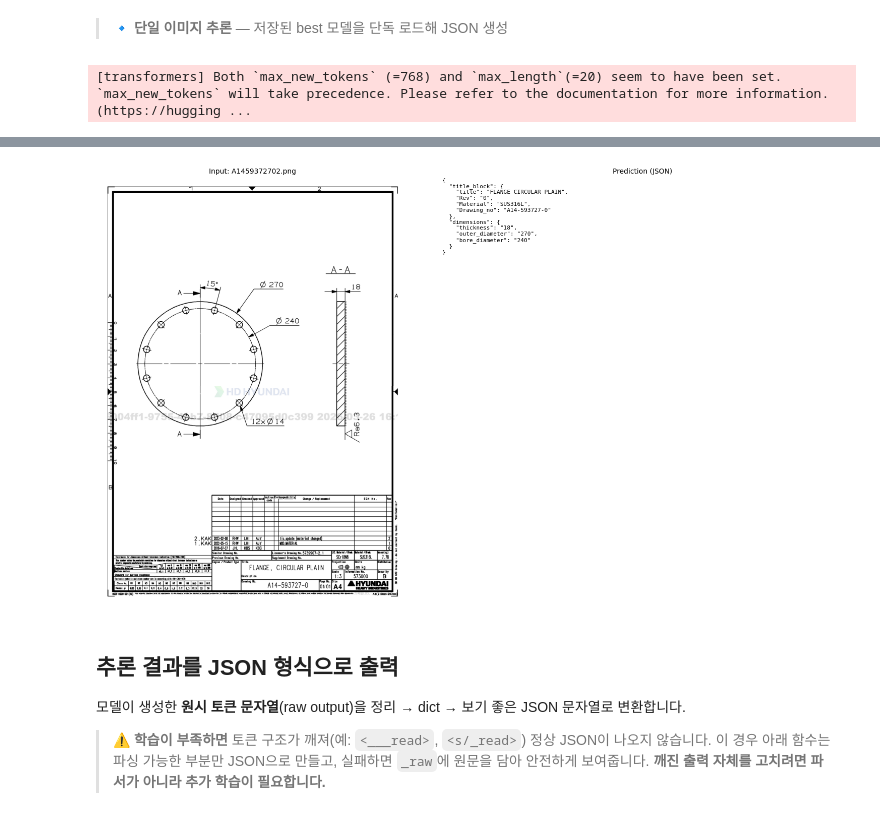
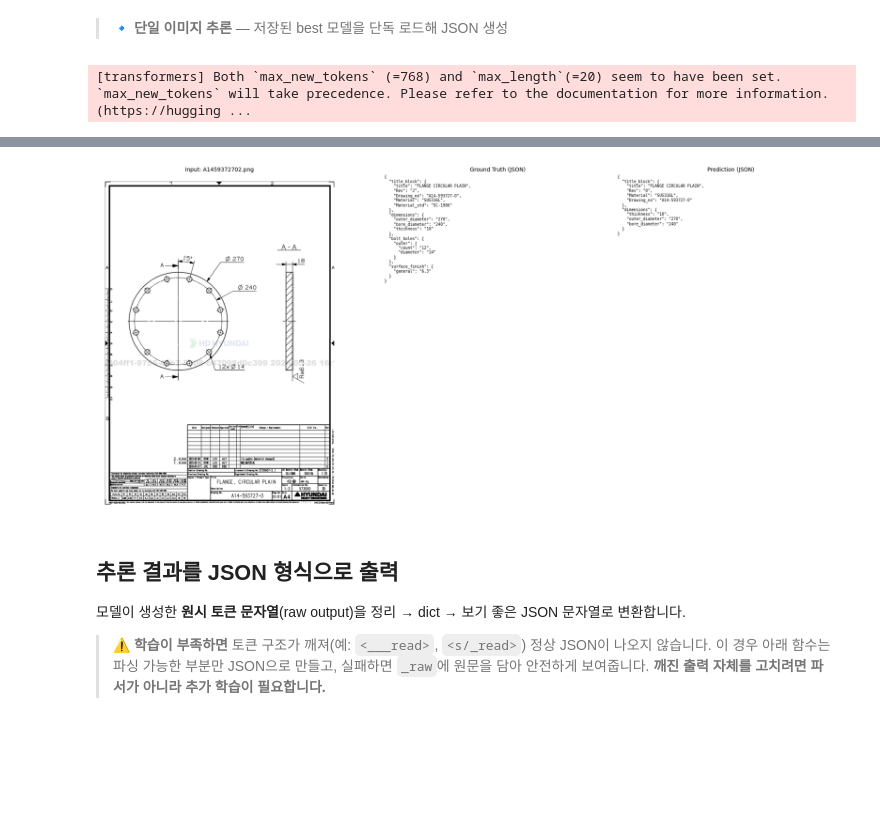
Before and after one commit to VLM-Doc-Analysis/Donut-VLM, a Jupyter notebook: donut_training_drawings.ipynb, the cells around one changed output, grey strips where cells are left out. Cells and saved outputs as stored; diff of their text form; code cells hidden in the pictures; blank space fills up the shorter version.

```diff
--- a/donut_training_drawings.ipynb
+++ b/donut_training_drawings.ipynb
@@ -1599,8 +1599,15 @@ if "decode_tree" not in globals():   # Step 3a 를 안 돌렸을 때 폴백
 
 
 @torch.inference_mode()
-def predict(image_path: str, task: str | None = None) -> dict:
-    """이미지 경로 → 추출 정보(dict). task가 None이면 TASK_PROMPT 사용."""
+def predict(image_path: str, task: str | None = None,
+            num_beams: int = 1, min_new_tokens: int = 0) -> dict:
+    """이미지 경로 → 추출 정보(dict). task가 None이면 TASK_PROMPT 사용.
+
+    기본은 greedy(num_beams=1). num_beams>1 이면 beam search 로 뒤쪽 섹션
+    (bolt_holes 등) 누락은 줄지만, 현재 모델(데이터 ~50장)에선 중첩 구조가
+    깨지거나 환각이 늘어 정밀도가 떨어질 수 있음 — 실험적으로만 사용.
+    min_new_tokens 로 너무 이른 종료도 막을 수 있습니다(과한 값은 빈칸 생성 위험).
+    """
     task = task or TASK_PROMPT
     image        = Image.open(image_path).convert("RGB")
     pixel_values = eval_processor(image, return_tensors="pt").pixel_values.to(device)
@@ -1612,6 +1619,9 @@ def predict(image_path: str, task: str | None = None) -> dict:
         pixel_values,
         decoder_input_ids = decoder_ids,
         max_new_tokens    = MAX_NEW_TOKENS,
+        min_new_tokens    = min_new_tokens,
+        num_beams         = num_beams,
+        early_stopping    = num_beams > 1,
         pad_token_id      = eval_processor.tokenizer.pad_token_id,
         eos_token_id      = eval_processor.tokenizer.eos_token_id,
         use_cache         = True,
@@ -1627,42 +1637,78 @@ def predict(image_path: str, task: str | None = None) -> dict:
     return decode_tree(parsed) if isinstance(parsed, dict) else decode_symbols(str(parsed))
 
 
-# ── 데모: 검증셋 첫 이미지로 추론 ────────────────────────────────
-val_imgs = os.path.join(VAL_DIR, "images")
-cands    = sorted(glob.glob(os.path.join(val_imgs, "*")))
-if not cands:                       # 폴백: 원본 도면 폴더
-    cands = sorted(glob.glob("data/drawings/images/*"))
-test_image_path = cands[0]
+# ── 데모: 검증셋(val) 이미지 한 장으로 추론 ──────────────────────
+# 일관성을 위해 추론 대상은 *항상 검증셋(val)*에서만 고릅니다.
+#   · val 은 학습에 쓰지 않은 이미지 → 일반화 성능을 보는 올바른 대상
+#   · 특정 도면을 보려면 TARGET_IMG 만 바꾸세요. None 이면 val 첫 이미지를 사용합니다.
+TARGET_IMG   = "A1459372702.png"    # 검증셋 내 파일명, 또는 None (→ val 첫 이미지)
+val_imgs_dir = os.path.join(VAL_DIR, "images")
+val_cands    = sorted(glob.glob(os.path.join(val_imgs_dir, "*")))
+assert val_cands, f"검증셋 이미지가 없습니다: {val_imgs_dir} (먼저 train/val 분리 셀을 실행하세요)"
+if TARGET_IMG:
+    _hit = glob.glob(os.path.join(val_imgs_dir, TARGET_IMG))
+    if not _hit:
+        print(f"[경고] 검증셋에 {TARGET_IMG} 없음 → val 첫 이미지로 폴백")
+    test_image_path = _hit[0] if _hit else val_cands[0]
+else:
+    test_image_path = val_cands[0]
 
 result = predict(test_image_path)
 print(f"\nInput: {test_image_path}")
 print("Prediction:")
 print(json.dumps(result, indent=2, ensure_ascii=False))
 
-# ── 결과 저장: 입력 도면 + 추론 JSON 을 한 장의 PNG로 ────────────
+# ── 정답(GT) 로드: val 라벨에서 같은 stem 의 JSON 을 읽어 비교용으로 표시 ──
+# 모델은 *단순화된* val 라벨(N/A·롱테일 키 제거본)을 학습했으므로, 같은 파일을 GT로
+# 보여줘야 추론과 사과 대 사과로 비교됩니다.
+stem    = Path(test_image_path).stem
+gt_path = os.path.join(VAL_DIR, "labels", stem + ".json")
+if os.path.isfile(gt_path):
+    gt = json.loads(Path(gt_path).read_text(encoding="utf-8"))
+    print("\nGround truth:")
+    print(json.dumps(gt, indent=2, ensure_ascii=False))
+else:
+    gt = None
+    print(f"\n[경고] 정답 라벨 없음: {gt_path}")
+
+# ── 결과 저장: 입력 도면 + 정답(GT) + 추론 JSON 을 한 장의 PNG로 ────────
 # 출력 파일 경로 — 필요하면 OUTPUT_PATH 만 바꾸세요.
 OUTPUT_PATH = Path("output") / "output.png"
 OUTPUT_PATH.parent.mkdir(parents=True, exist_ok=True)
 
-# 표시용 텍스트: dict면 보기 좋게, 아니면(파싱 실패) 원문을 안전하게.
-# 긴 한 줄이 figure 폭을 무한정 늘리지 않도록 80자에서 줄바꿈하고 길이를 제한합니다.
-if isinstance(result, dict):
-    result_text = json.dumps(result, indent=2, ensure_ascii=False)
-else:
-    result_text = "[parse failed - raw model output]\n" + str(result)
-if len(result_text) > 4000:
-    result_text = result_text[:4000] + "\n... (truncated)"
-result_text = "\n".join(textwrap.fill(ln, width=80) for ln in result_text.splitlines())
+def _fmt_json(obj, fail_prefix=""):
+    """dict면 보기 좋게, None이면 안내, 그 외(파싱 실패)는 원문을 안전하게.
+    긴 한 줄이 figure 폭을 늘리지 않도록 60자에서 줄바꿈하고 길이를 제한합니다."""
+    if isinstance(obj, dict):
+        txt = json.dumps(obj, indent=2, ensure_ascii=False)
+    elif obj is None:
+        txt = "(no label found)"
+    else:
+        txt = fail_prefix + str(obj)
+    if len(txt) > 4000:
+        txt = txt[:4000] + "\n... (truncated)"
+    return "\n".join(textwrap.fill(ln, width=60) for ln in txt.splitlines())
 
-fig, axes = plt.subplots(1, 2, figsize=(16, 9))
+gt_text   = _fmt_json(gt)
+pred_text = _fmt_json(result, "[parse failed - raw model output]\n")
+
+# 입력 도면 | 정답(GT) | 추론 결과 — 3단 비교
+fig, axes = plt.subplots(1, 3, figsize=(20, 9),
+                         gridspec_kw={"width_ratios": [1.4, 1, 1]})
 axes[0].imshow(Image.open(test_image_path).convert("RGB"))
 axes[0].axis("off")
 axes[0].set_title(f"Input: {os.path.basename(test_image_path)}", fontsize=10)
 
 axes[1].axis("off")
-axes[1].set_title("Prediction (JSON)", fontsize=10)
-axes[1].text(0.0, 1.0, result_text,
-             transform=axes[1].transAxes, fontsize=8,
+axes[1].set_title("Ground Truth (JSON)", fontsize=10)
+axes[1].text(0.0, 1.0, gt_text,
+             transform=axes[1].transAxes, fontsize=7,
+             va="top", ha="left", fontfamily="monospace")
+
+axes[2].axis("off")
+axes[2].set_title("Prediction (JSON)", fontsize=10)
+axes[2].text(0.0, 1.0, pred_text,
+             transform=axes[2].transAxes, fontsize=7,
              va="top", ha="left", fontfamily="monospace")   # 출력이 영어라 monospace 안전
 plt.tight_layout()
 fig.savefig(OUTPUT_PATH, dpi=150)   # 파일 저장 (show보다 먼저!) — bbox_inches 미사용으로 폭 고정
@@ -1688,8 +1732,8 @@ Prediction:
   }
 }
 
 Saved result image -> /home/jhkim/donut_vml/output/output.png
-[figure, old version]
+[figure, new version]
 # %% [markdown]
 ## 추론 결과를 JSON 형식으로 출력
 
```
Also changed, not shown: parts of 2 cells of this notebook.
